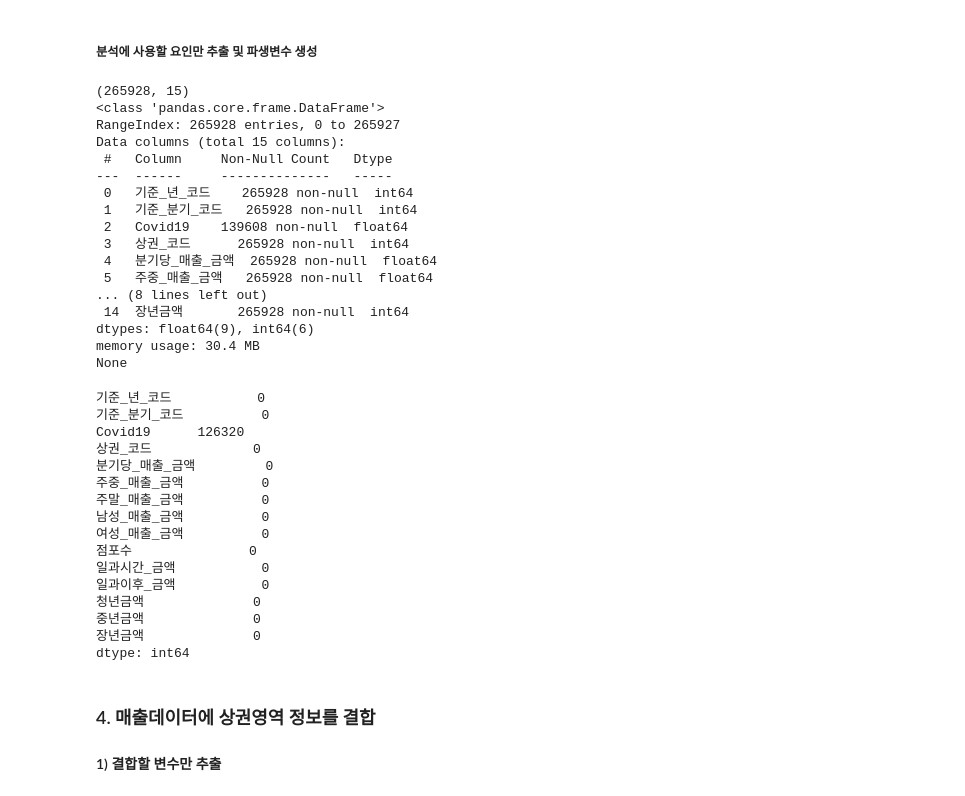
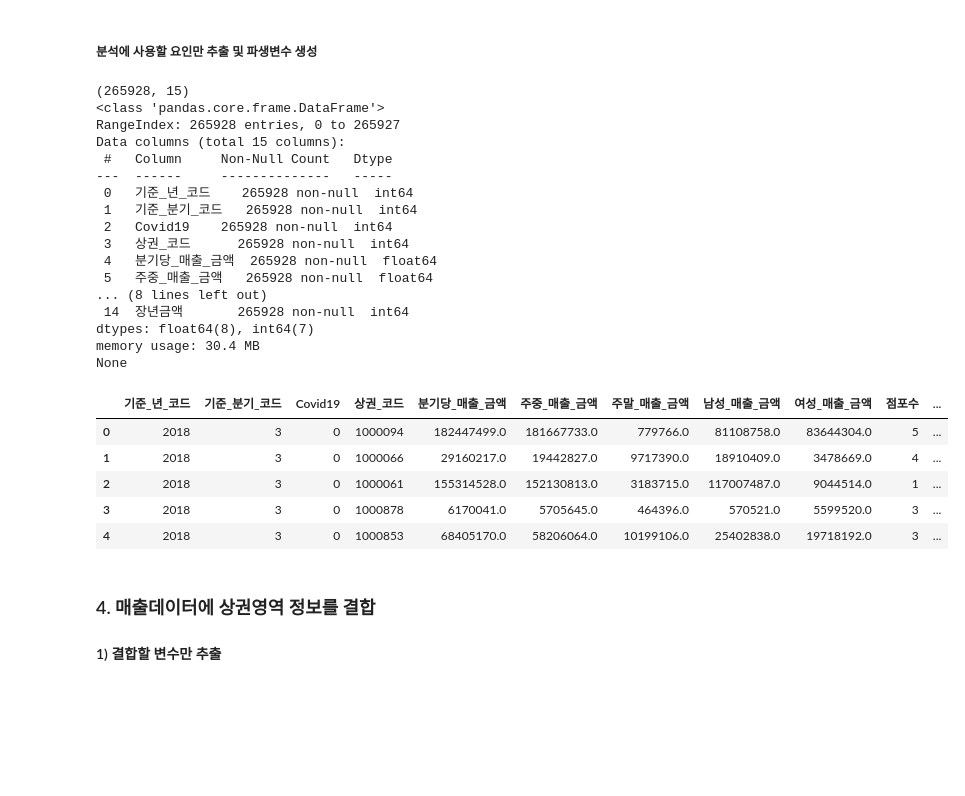
Before and after one commit to maker-lee/megait-data, a Jupyter notebook: 상권분석/데이터전처리.ipynb, the cells around one changed output. Drawn from its saved outputs; the diff is of its cells as text; code cells hidden in the pictures; blank space fills up the shorter version.

```diff
--- a/상권분석/데이터전처리.ipynb
+++ b/상권분석/데이터전처리.ipynb
@@ -390,52 +346,42 @@ None
 분석데이터['일과이후_금액'] = 분석데이터['시간대_17~21_매출_금액'] + 분석데이터['시간대_21~24_매출_금액'] + 분석데이터['시간대_00~06_매출_금액']
 
 분석데이터['청년금액'] = (분석데이터['연령대_10_매출_금액'] + 분석데이터['연령대_20_매출_금액'] + 분석데이터['연령대_30_매출_금액'])
 분석데이터['중년금액'] = (분석데이터['연령대_40_매출_금액'] + 분석데이터['연령대_50_매출_금액'])
 분석데이터['장년금액'] = (분석데이터['연령대_60_이상_매출_금액'])
 
 분석데이터.drop(['시간대_00~06_매출_금액', '시간대_06~11_매출_금액', '시간대_11~14_매출_금액', '시간대_14~17_매출_금액', '시간대_17~21_매출_금액', '시간대_21~24_매출_금액', '연령대_10_매출_금액', '연령대_20_매출_금액', '연령대_30_매출_금액', '연령대_40_매출_금액', '연령대_50_매출_금액', '연령대_60_이상_매출_금액'], axis=1, inplace=True)
 
 #분석데이터.to_excel('분석데이터.xlsx', index=False)
 
 print(분석데이터.shape)
 
 print(분석데이터.info())
 
-분석데이터.isnull().sum()
+분석데이터.head()
 # %% [output]
 (265928, 15)
 <class 'pandas.core.frame.DataFrame'>
 RangeIndex: 265928 entries, 0 to 265927
 Data columns (total 15 columns):
  #   Column     Non-Null Count   Dtype
 ---  ------     --------------   -----
  0   기준_년_코드    265928 non-null  int64
  1   기준_분기_코드   265928 non-null  int64
- 2   Covid19    139608 non-null  float64
+ 2   Covid19    265928 non-null  int64
  3   상권_코드      265928 non-null  int64
  4   분기당_매출_금액  265928 non-null  float64
  5   주중_매출_금액   265928 non-null  float64
 ... (8 lines left out)
  14  장년금액       265928 non-null  int64
-dtypes: float64(9), int64(6)
+dtypes: float64(8), int64(7)
 memory usage: 30.4 MB
 None
-기준_년_코드           0
-기준_분기_코드          0
-Covid19      126320
-상권_코드             0
-분기당_매출_금액         0
-주중_매출_금액          0
-주말_매출_금액          0
-남성_매출_금액          0
-여성_매출_금액          0
-점포수               0
-일과시간_금액           0
-일과이후_금액           0
-청년금액              0
-중년금액              0
-장년금액              0
-dtype: int64
+|  | 기준_년_코드 | 기준_분기_코드 | Covid19 | 상권_코드 | 분기당_매출_금액 | 주중_매출_금액 | 주말_매출_금액 | 남성_매출_금액 | 여성_매출_금액 | 점포수 | ... |
+| 0 | 2018 | 3 | 0 | 1000094 | 182447499.0 | 181667733.0 | 779766.0 | 81108758.0 | 83644304.0 | 5 | ... |
+| 1 | 2018 | 3 | 0 | 1000066 | 29160217.0 | 19442827.0 | 9717390.0 | 18910409.0 | 3478669.0 | 4 | ... |
+| 2 | 2018 | 3 | 0 | 1000061 | 155314528.0 | 152130813.0 | 3183715.0 | 117007487.0 | 9044514.0 | 1 | ... |
+| 3 | 2018 | 3 | 0 | 1000878 | 6170041.0 | 5705645.0 | 464396.0 | 570521.0 | 5599520.0 | 3 | ... |
+| 4 | 2018 | 3 | 0 | 1000853 | 68405170.0 | 58206064.0 | 10199106.0 | 25402838.0 | 19718192.0 | 3 | ... |
 # %% [markdown]
 ### 4. 매출데이터에 상권영역 정보를 결합
 
```
Also changed, not shown: parts of 14 cells of this notebook, 10 other files.
